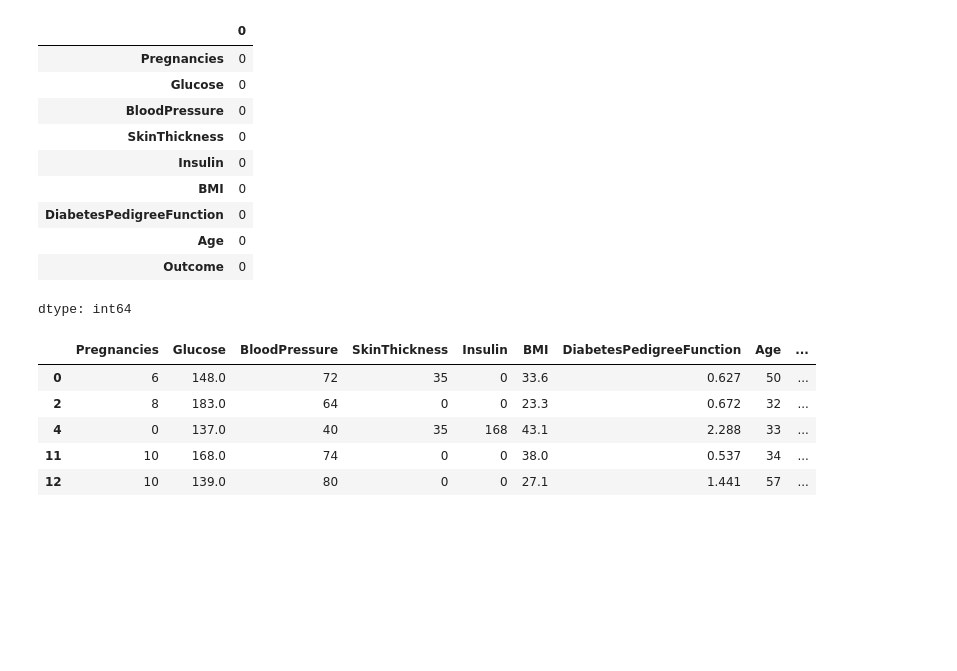
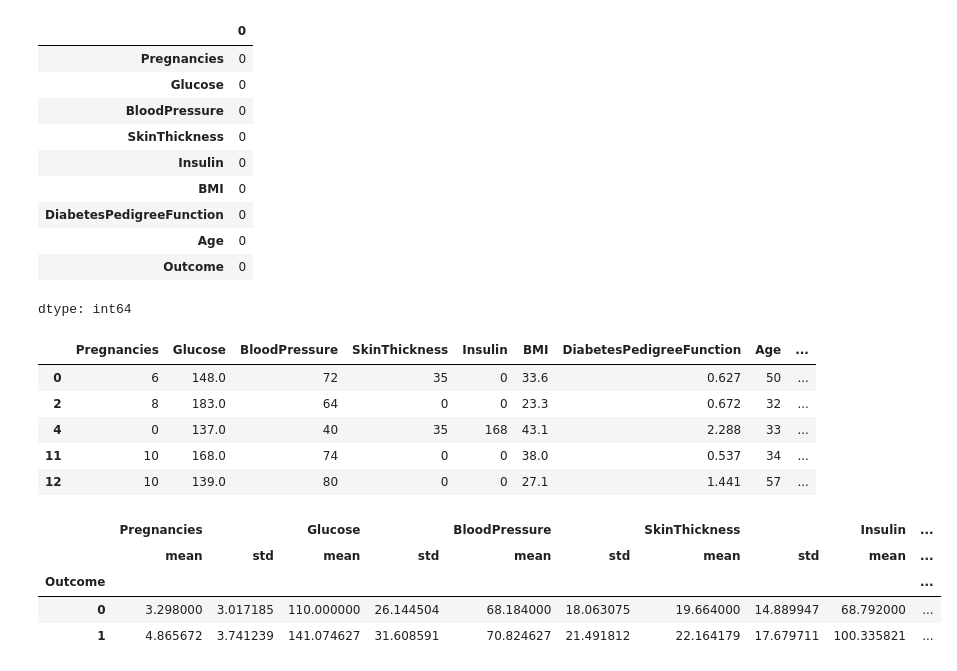
Before and after one commit to roug047/Unraveling-ASD-Susceptibility-Markers-for-Predictive-Diagnosis, a Jupyter notebook: diabetes1.ipynb, the cells around one changed output. Drawn from its saved outputs; the diff is of its cells as text; code cells hidden in the pictures; blank space fills up the shorter version.

```diff
--- a/diabetes1.ipynb
+++ b/diabetes1.ipynb
@@ -84,3 +84,13 @@ filtered_df.head()
 | 4 | 0 | 137.0 | 40 | 35 | 168 | 43.1 | 2.288 | 33 | ... |
 | 11 | 10 | 168.0 | 74 | 0 | 0 | 38.0 | 0.537 | 34 | ... |
 | 12 | 10 | 139.0 | 80 | 0 | 0 | 27.1 | 1.441 | 57 | ... |
+# %%
+grouped_stats = df.groupby('Outcome').agg(['mean', 'std'])
+# %%
+grouped_stats
+# %% [output]
+|  | Pregnancies |  | Glucose |  | BloodPressure |  | SkinThickness |  | Insulin | ... |
+|  | mean | std | mean | std | mean | std | mean | std | mean | ... |
+| Outcome |  |  |  |  |  |  |  |  |  | ... |
+| 0 | 3.298000 | 3.017185 | 110.000000 | 26.144504 | 68.184000 | 18.063075 | 19.664000 | 14.889947 | 68.792000 | ... |
+| 1 | 4.865672 | 3.741239 | 141.074627 | 31.608591 | 70.824627 | 21.491812 | 22.164179 | 17.679711 | 100.335821 | ... |
```
Also changed, not shown: parts of 9 cells of this notebook.
